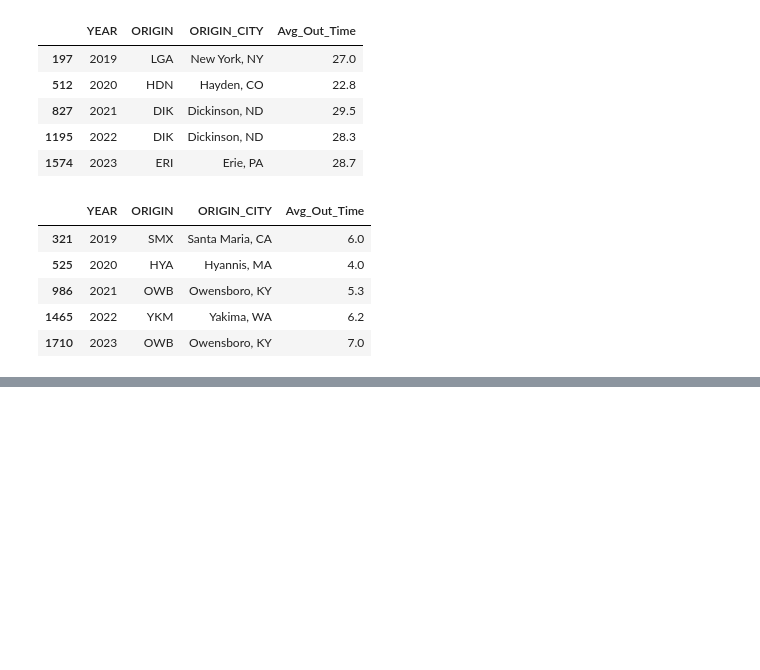
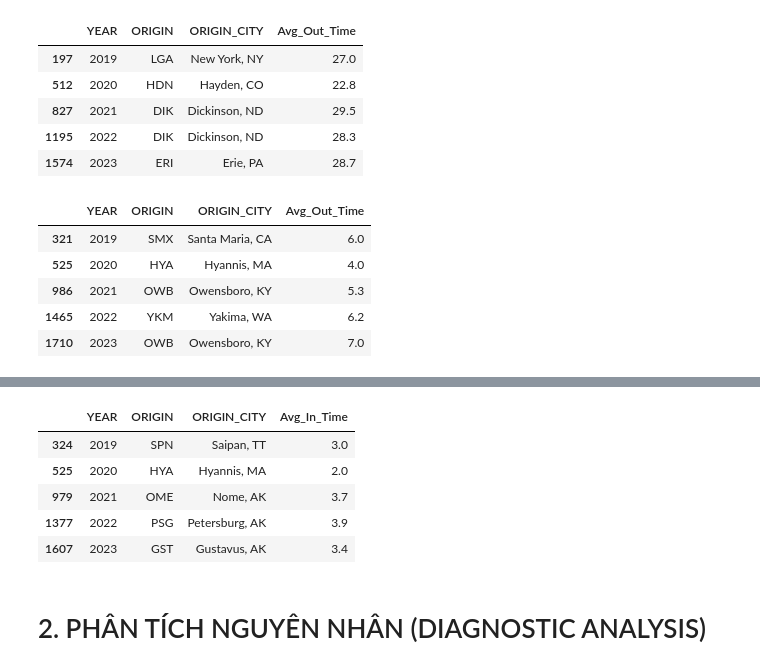
Before and after one commit to nguyenminhthuy/flight-delay-analysis-py, a Jupyter notebook: flight-analysis.ipynb, the cells around one changed output, grey strips where cells are left out. Cells and saved outputs as stored; diff of their text form; code cells hidden in the pictures; blank space fills up the shorter version.

Commit message:
Done Descriptive Analysis

```diff
--- a/flight-analysis.ipynb
+++ b/flight-analysis.ipynb
@@ -742,0 +760,11 @@ origin_taxiout_least
+# %%
+origin_taxiin_least
+# %% [output]
+|  | YEAR | ORIGIN | ORIGIN_CITY | Avg_In_Time |
+| 324 | 2019 | SPN | Saipan, TT | 3.0 |
+| 525 | 2020 | HYA | Hyannis, MA | 2.0 |
+| 979 | 2021 | OME | Nome, AK | 3.7 |
+| 1377 | 2022 | PSG | Petersburg, AK | 3.9 |
+| 1607 | 2023 | GST | Gustavus, AK | 3.4 |
+# %% [markdown]
+# 2. PHÂN TÍCH NGUYÊN NHÂN (DIAGNOSTIC ANALYSIS)
```
Also changed, not shown: parts of 11 cells of this notebook.
